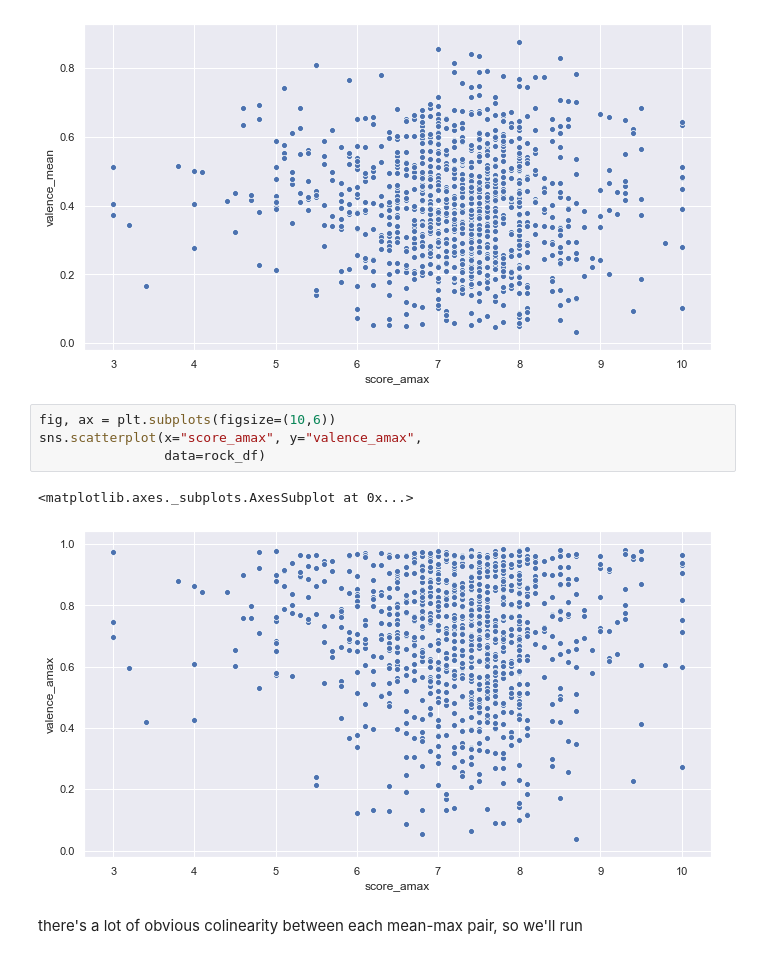
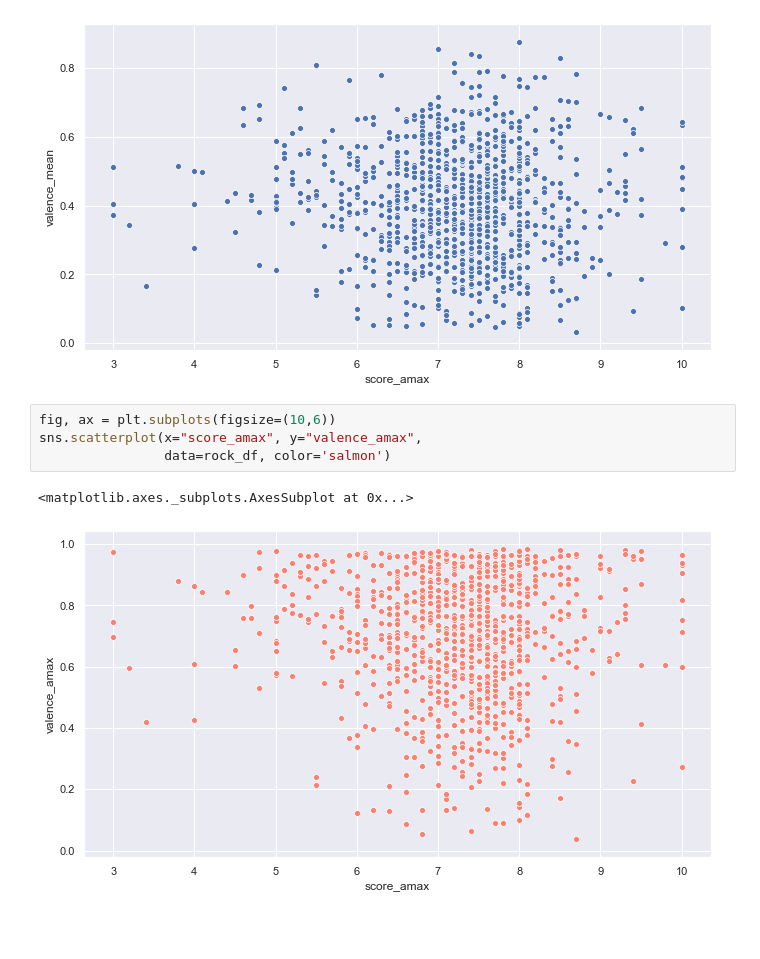
Before and after one commit to LeDorean/album_score_prediction, a Jupyter notebook: Notebooks/eda.ipynb, the cells around one changed output. Drawn from its saved outputs; the diff is of its cells as text; blank space fills up the shorter version.

```diff
--- a/Notebooks/eda.ipynb
+++ b/Notebooks/eda.ipynb
@@ -241,9 +236,7 @@ sns.scatterplot(x="score_amax", y="valence_mean",
 # %%
 fig, ax = plt.subplots(figsize=(10,6))
 sns.scatterplot(x="score_amax", y="valence_amax",
-                data=rock_df)
+                data=rock_df, color='salmon')
 # %% [output]
 <matplotlib.axes._subplots.AxesSubplot at 0x...>
-[figure, old version]
+[figure, new version]
-# %% [markdown]
-there's a lot of obvious colinearity between each mean-max pair, so we'll run
```
Also changed, not shown: parts of 14 cells of this notebook, 14 other files.
